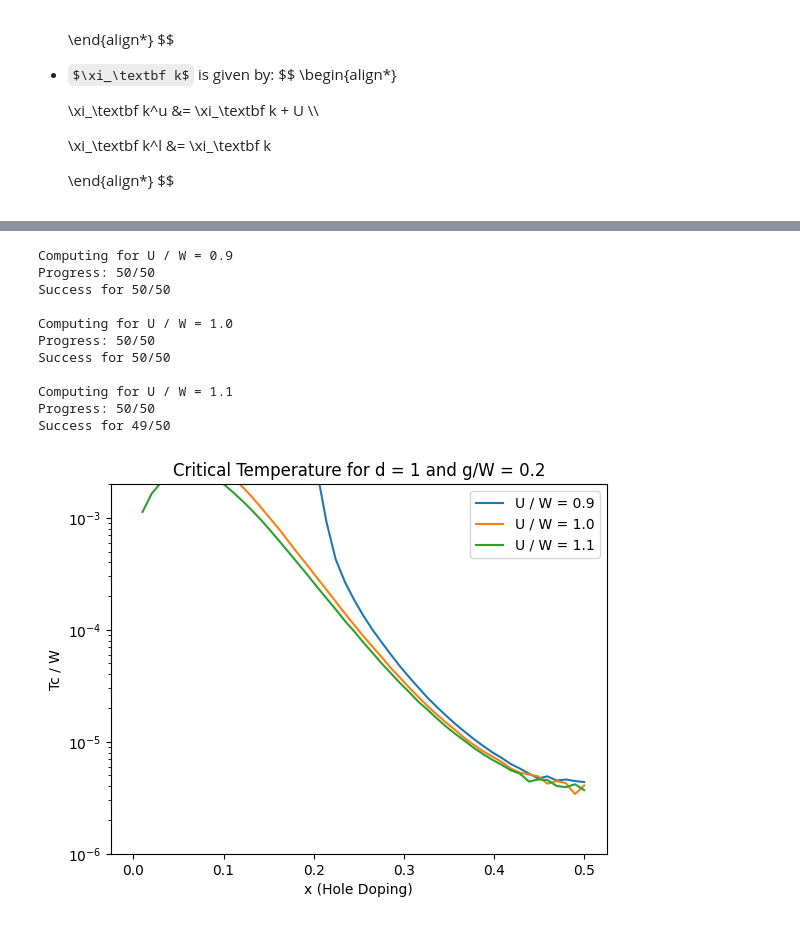
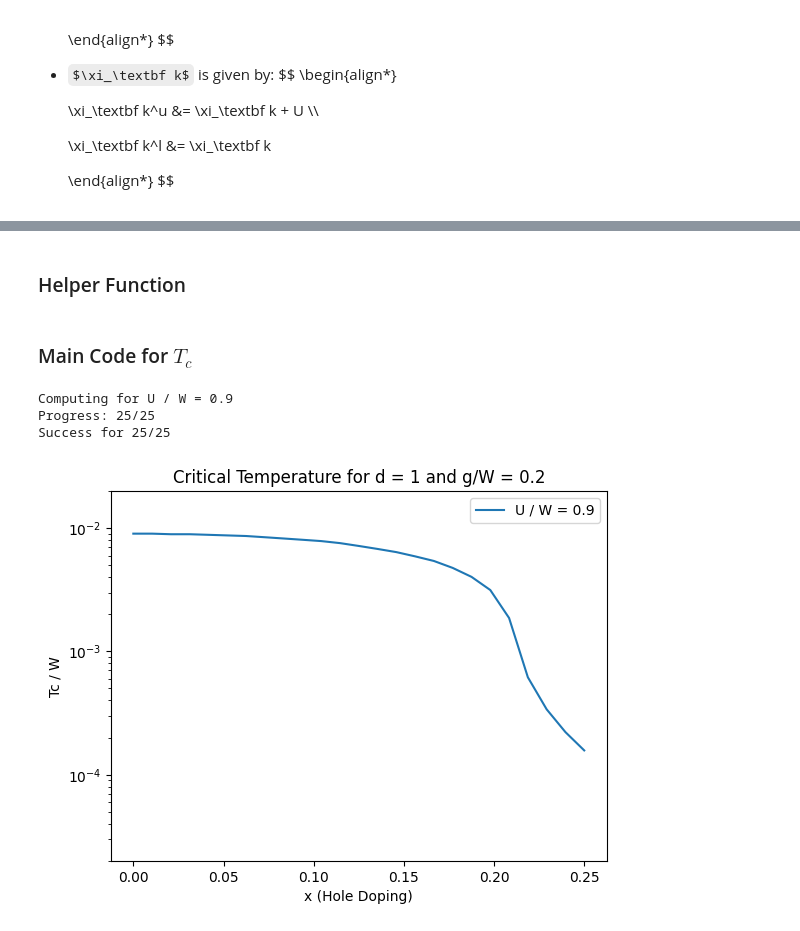
Before and after one commit to guilhermebaos/QUARMEN-Lessons, a Jupyter notebook: Master-Thesis/03-Philip-Phillips-pairing.ipynb, the cells around one changed output, grey strips where cells are left out. Drawn from its saved outputs; the diff is of its cells as text; code cells hidden in the pictures; some formulas as TeX source.

```diff
--- a/Master-Thesis/03-Philip-Phillips-pairing.ipynb
+++ b/Master-Thesis/03-Philip-Phillips-pairing.ipynb
@@ -535,3 +564,5 @@ def occupations(U: float, beta: float, mesh_xk: np.ndarray, cutoff: float = 30):
+# %% [markdown]
+### Helper Function
 # %%
 # Do the function tanh(x)/x using the correct limit as x -> 0
 def tanhoverx(beta: float, xx: np.ndarray):
@@ -545,6 +576,8 @@ def tanhoverx(beta: float, xx: np.ndarray):
     out[small] = beta / 4.0
 
     return out
+# %% [markdown]
+### Main Code for $T_c$
 # %%
 def TcTf(d: int, n: float, V: int, U: float, g: float, mu_eps: float = 2e-4, Tc_eps: float = 2e-2):
     """
@@ -684,14 +717,14 @@ Tc_eps = 1e-2
 
 # Compute
 x_min = 0
-x_max = 0.5
-x_ste = 50
+x_max = 0.25
+x_ste = 25
 
 xx = np.linspace(x_min, x_max, x_ste)
 
 
 # Interactions
-uu = np.array([0.9, 1.0, 1.1]) * W
+uu = np.array([0.9]) * W
 for U in uu:
     print(f"Computing for U / W = {U / W:.1f}")
 
@@ -702,42 +735,34 @@ for U in uu:
 
         # Filling factor
         n = 1 - x
 
         # Try to compute Tc
         try:
             tt[index] = TcTf(d, n, V, U, g, mu_eps=mu_eps, Tc_eps=Tc_eps) / W
         except ValueError:
             tt[index] = -1
 
     # Reset print
     print("")
 
     # Valid critical temperatures
     valid = tt > 0
 
     # Fraction that worked
     print(f"Success for {np.sum(valid)}/{x_ste}\n")
 
     # Plot
     plt.plot(xx[valid], tt[valid], label = f"U / W = {U / W:.1f}")
 
 plt.title(f"Critical Temperature for d = {d} and g/W = {g/W:.1f}")
 plt.xlabel("x (Hole Doping)")
 plt.ylabel("Tc / W")
 plt.yscale("log")
-plt.ylim(1e-6, 2e-3)
+plt.ylim(2e-5, 2e-2)
 plt.legend()
 plt.show()
 # %% [output]
 Computing for U / W = 0.9
-Progress: 50/50
-Success for 50/50
-
-Computing for U / W = 1.0
-Progress: 50/50
-Success for 50/50
-
-Computing for U / W = 1.1
-Progress: 50/50
-Success for 49/50
+Progress: 25/25
+Success for 25/25
-[figure, old version]
+[figure, new version]
```
Also changed, not shown: parts of 7 cells of this notebook, 7 other files.
